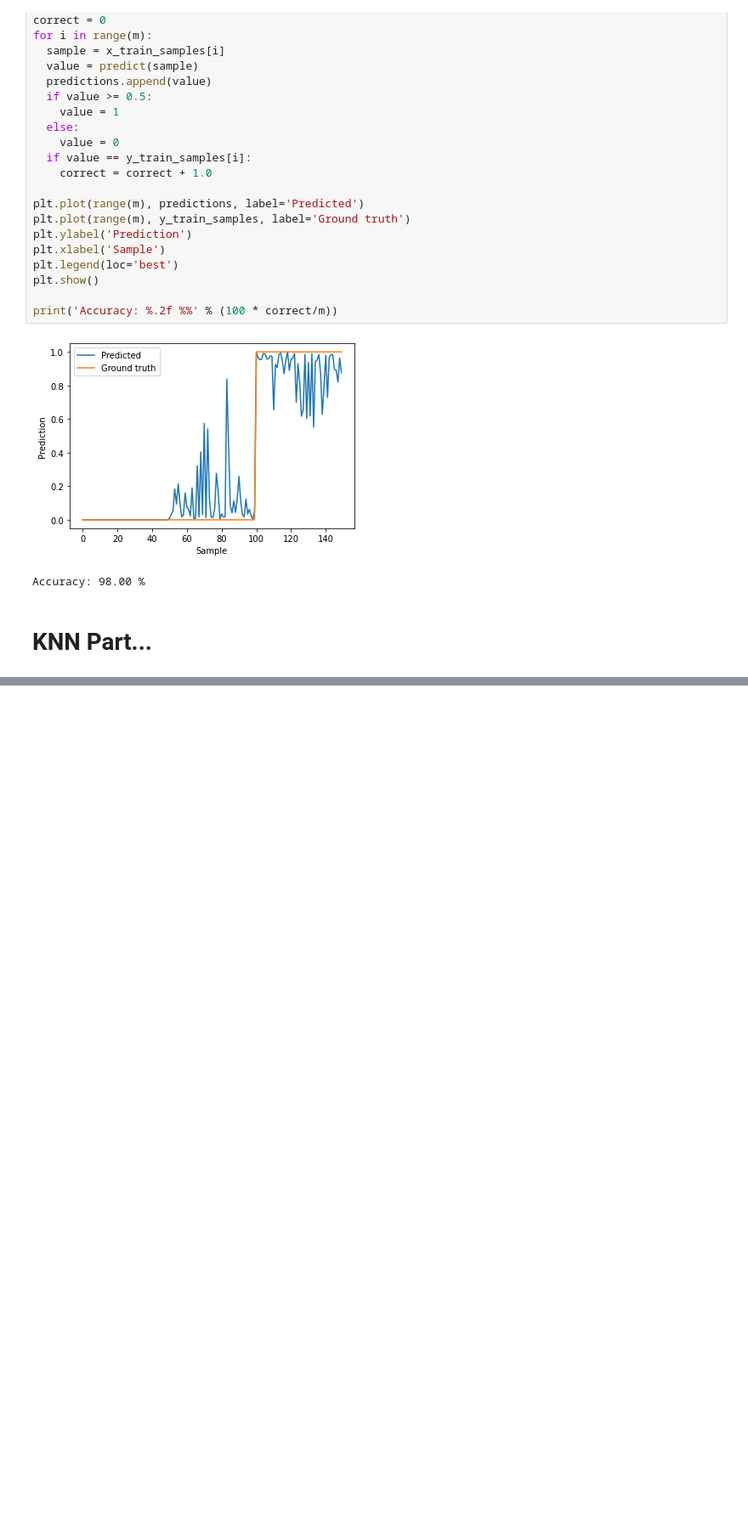
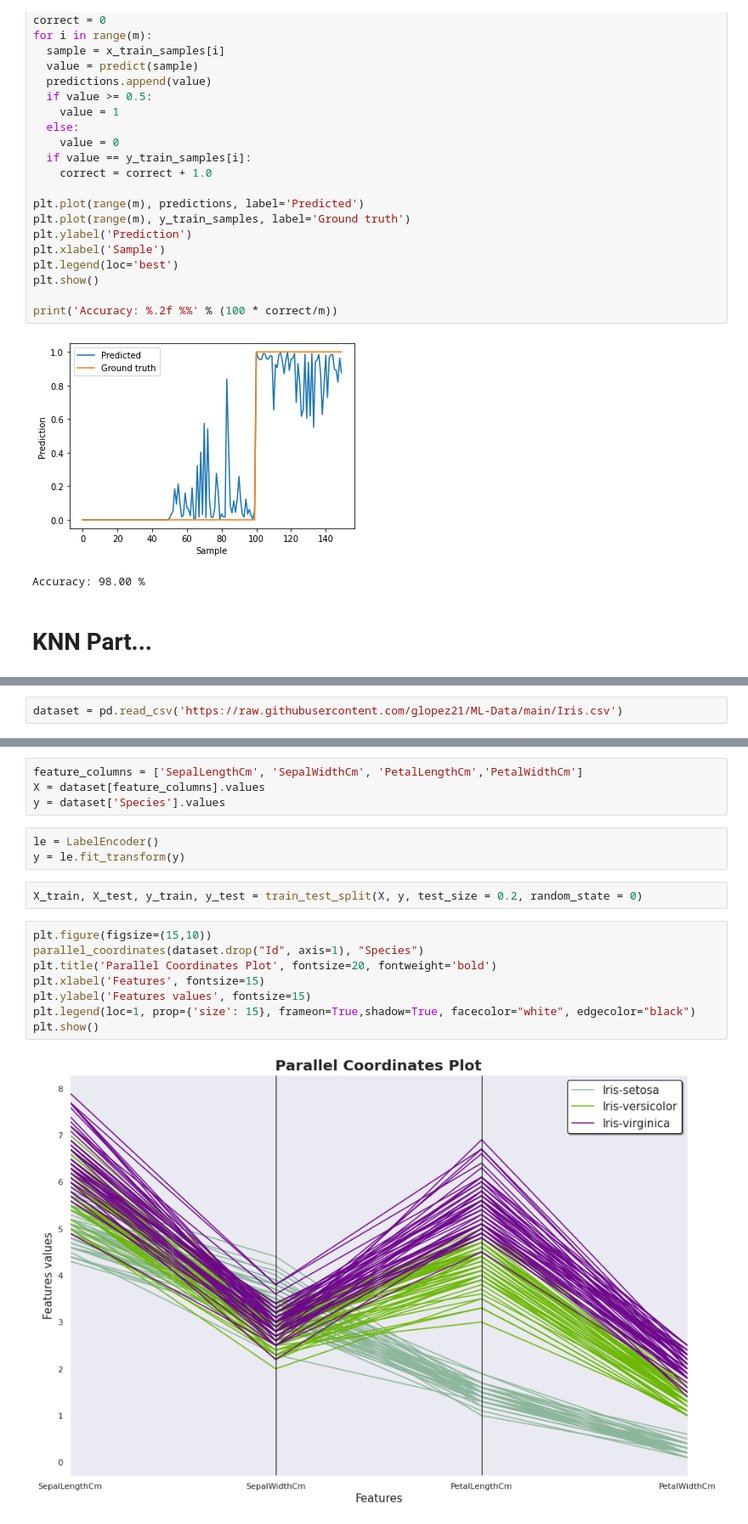
Before and after one commit to macruga/predictive-analytics, a Jupyter notebook: Iris_Classification_part_2.ipynb, the cells around one changed output, grey strips where cells are left out. Shown at 85% size. Drawn from its saved outputs; the diff is of its cells as text; blank space fills up the shorter version.

```diff
--- a/Iris_Classification_part_2.ipynb
+++ b/Iris_Classification_part_2.ipynb
@@ -270,3 +270,5 @@ from sklearn.model_selection import cross_val_score
 
 # 3D Visualization
 from mpl_toolkits.mplot3d import Axes3D
+# %%
+dataset = pd.read_csv('https://raw.githubusercontent.com/glopez21/ML-Data/main/Iris.csv')
@@ -272,0 +297,19 @@ from mpl_toolkits.mplot3d import Axes3D
+# %%
+feature_columns = ['SepalLengthCm', 'SepalWidthCm', 'PetalLengthCm','PetalWidthCm']
+X = dataset[feature_columns].values
+y = dataset['Species'].values
+# %%
+le = LabelEncoder()
+y = le.fit_transform(y)
+# %%
+X_train, X_test, y_train, y_test = train_test_split(X, y, test_size = 0.2, random_state = 0)
+# %%
+plt.figure(figsize=(15,10))
+parallel_coordinates(dataset.drop("Id", axis=1), "Species")
+plt.title('Parallel Coordinates Plot', fontsize=20, fontweight='bold')
+plt.xlabel('Features', fontsize=15)
+plt.ylabel('Features values', fontsize=15)
+plt.legend(loc=1, prop={'size': 15}, frameon=True,shadow=True, facecolor="white", edgecolor="black")
+plt.show()
+# %% [output]
+[figure, added]
```
Also changed, not shown: parts of 18 cells of this notebook.
